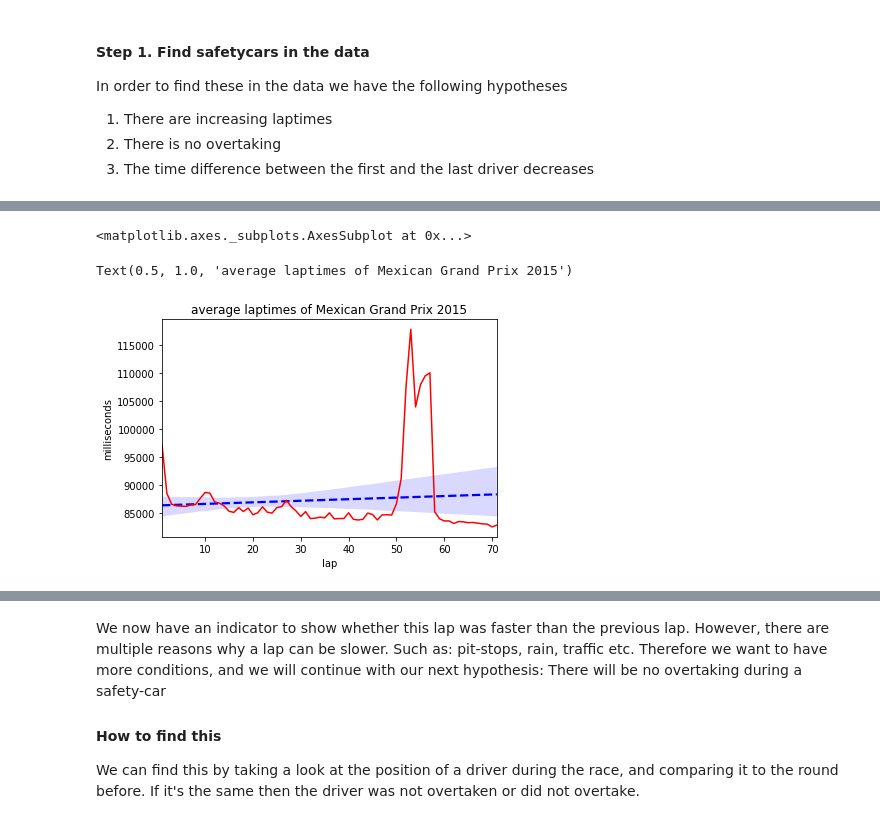
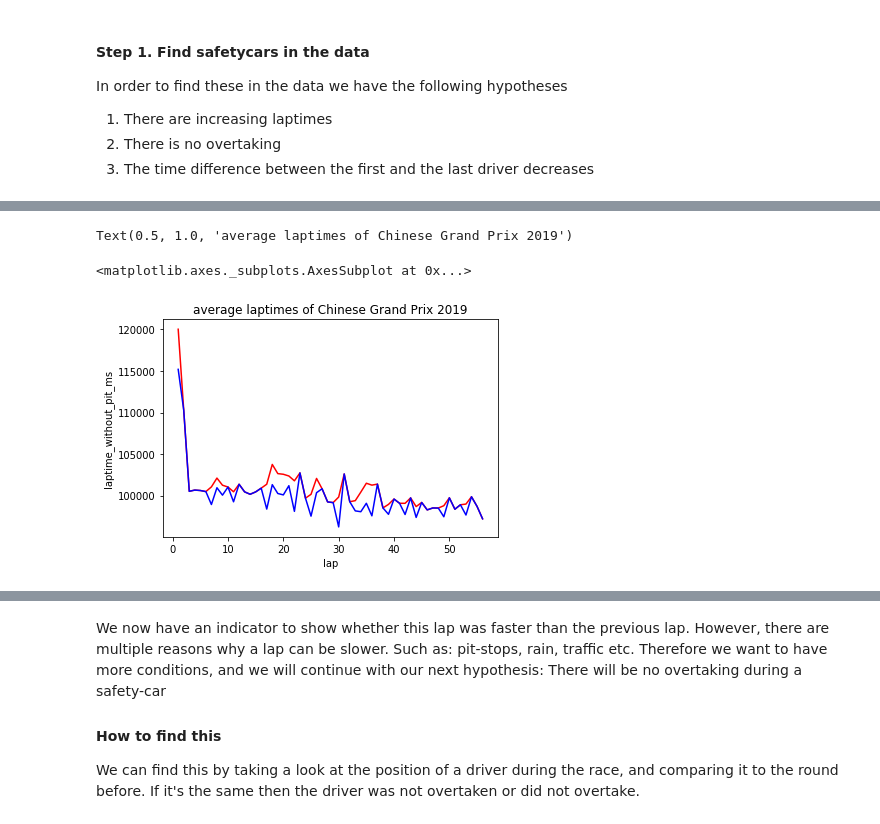
Before and after one commit to yannickaugustijn/F1, a Jupyter notebook: Safety cars.ipynb, the cells around one changed output, grey strips where cells are left out. Cells and saved outputs as stored; diff of their text form; code cells hidden in the pictures.

Commit message:
Subtracted pitstop time from laptime
subtracted pitstop time from laptime. Cleaned up. Start with cleaning of redflag

```diff
--- a/Safety cars.ipynb
+++ b/Safety cars.ipynb
@@ -86,0 +156,8 @@ dtype: object
+# %%
+# I notice that there are only 179 races of which I have the pitstop data
+# For now I will only include these races in my analysis
+pitstop_race_ids = pitstops_df['raceId'].unique()
+laptimes_df = laptimes_df[laptimes_df['raceId'].isin(pitstop_race_ids)]
+races_df = races_df[races_df['raceId'].isin(pitstop_race_ids)]
+
+print("We now have data of {} races".format(races_df['raceId'].nunique()))
@@ -124,13 +204,11 @@ dtype: object
 # %%
 # Here I'll get the mean time per lap
-laptime_race_df = laptimes_df.merge(races_df[['raceId', 'race']]
-                                    , how = 'left'
-                                    , on = 'raceId')
-laptime_race_df.head()
-avg_laptimes_race_df = laptime_race_df[['raceId', 'lap', 'race','milliseconds',]]\
+# This is both for the laptimes and the laptimes without pitstops
+avg_laptimes_race_df = laptime_race_df[['raceId', 'lap', 'race','laptime_ms', 'laptime_without_pit_ms']]\
                                      .groupby(['raceId', 'lap'])\
-                                     .agg({'milliseconds' : 'mean',
-                                           'race'         : 'max'})
+                                     .agg({'laptime_ms' : 'mean'
+                                           , 'laptime_without_pit_ms' : 'mean'
+                                           , 'race'         : 'max'})
 avg_laptimes_race_df = avg_laptimes_race_df.reset_index()
 avg_laptimes_race_df.head()
 # %% [output]
@@ -149,21 +221,34 @@ avg_laptimes_race_df.head()
 # %%
 # Visualize the laptimes of an individual race
 # Here we select a race to visualize
 plot_raceID = random.choice(np.unique(avg_laptimes_race_df['raceId']))
 
-sns.regplot(x = 'lap'
-            , y = 'milliseconds'
-            , data = avg_laptimes_race_df[avg_laptimes_race_df['raceId'] == plot_raceID]
-            , scatter = False
-            , line_kws={'color' : 'blue',
-                       'ls' : '--'}
-           )
+# sns.regplot(x = 'lap'
+#             , y = 'laptime_ms'
+#             , data = avg_laptimes_race_df[avg_laptimes_race_df['raceId'] == plot_raceID]
+#             , scatter = False
+#             , line_kws={'color' : 'red',
+#                        'ls' : '--'}
+#            )
+# sns.regplot(x = 'lap'
+#             , y = 'laptime_without_pit_ms'
+#             , data = avg_laptimes_race_df[avg_laptimes_race_df['raceId'] == plot_raceID]
+#             , scatter = False
+#             , line_kws={'color' : 'blue',
+#                        'ls' : '--'}
+#            )
 sns.lineplot(x = 'lap'
-            , y = 'milliseconds'
+            , y = 'laptime_ms'
             , data = avg_laptimes_race_df[avg_laptimes_race_df['raceId'] == plot_raceID]
             , color = 'red')\
 .set_title("average laptimes of {}".format(avg_laptimes_race_df['race'][avg_laptimes_race_df['raceId'] == plot_raceID].iloc[0]))
+
+
+sns.lineplot(x = 'lap'
+            , y = 'laptime_without_pit_ms'
+            , data = avg_laptimes_race_df[avg_laptimes_race_df['raceId'] == plot_raceID]
+            , color = 'blue')
 # %% [output]
-<matplotlib.axes._subplots.AxesSubplot at 0x...>
+Text(0.5, 1.0, 'average laptimes of Chinese Grand Prix 2019')
-Text(0.5, 1.0, 'average laptimes of Mexican Grand Prix 2015')
+<matplotlib.axes._subplots.AxesSubplot at 0x...>
-[figure, old version]
+[figure, new version]
```
Also changed, not shown: parts of 34 cells of this notebook.
